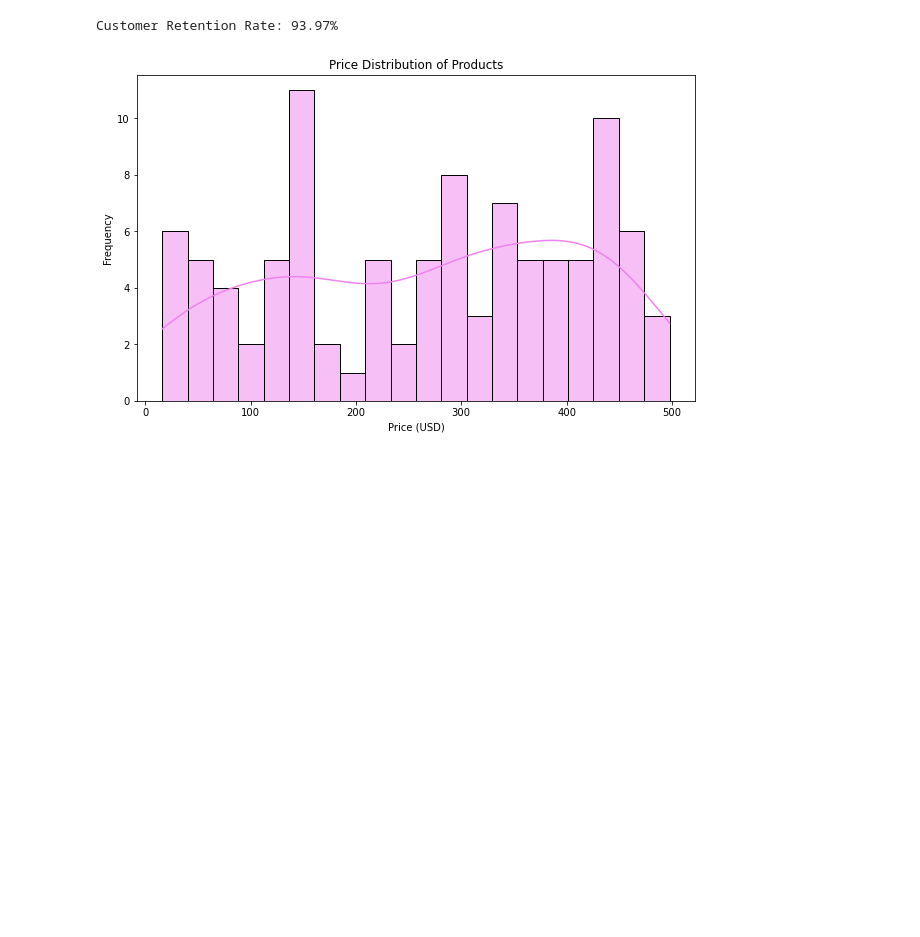
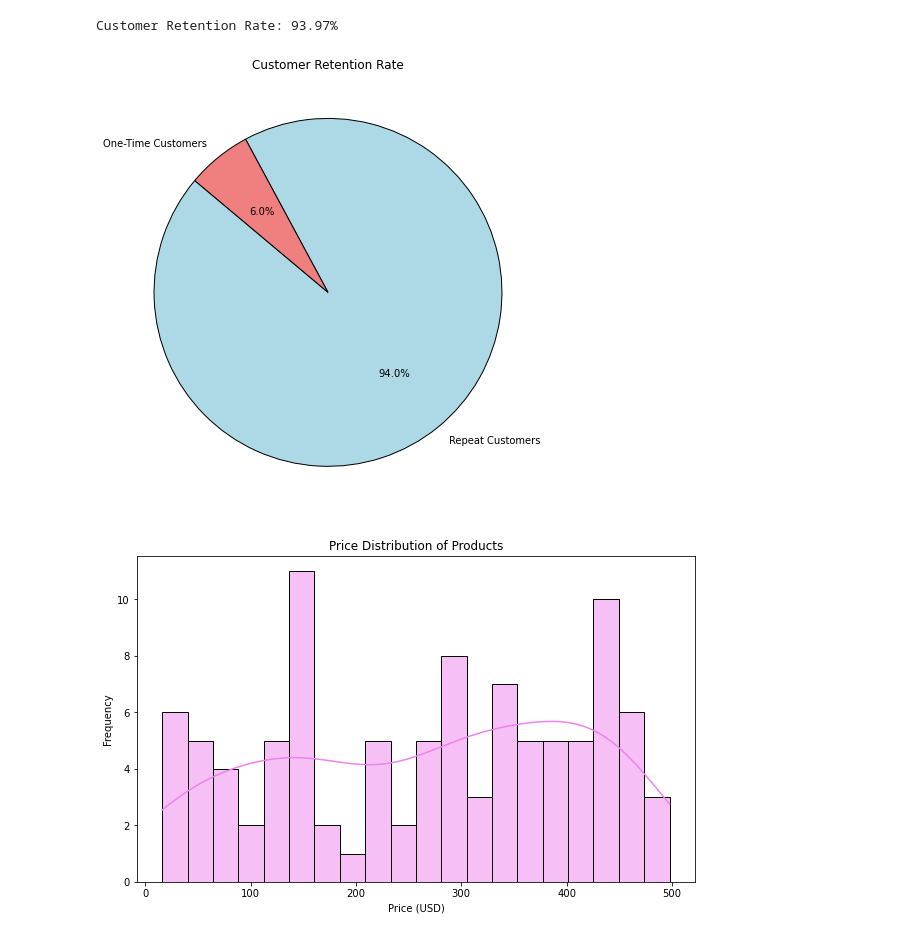
Before and after one commit to himani0105/Data-Science-Intern-Assignment, a Jupyter notebook: Himani_Patil_EDA.ipynb, the cells around one changed output. Saved outputs shown, nothing was run; the diff lists cells and outputs as text; code cells hidden in the pictures; blank space fills up the shorter version.

```diff
--- a/Himani_Patil_EDA.ipynb
+++ b/Himani_Patil_EDA.ipynb
@@ -286,6 +286,18 @@ retention_rate = repeat_customers / total_customers * 100
 print(f'Customer Retention Rate: {retention_rate:.2f}%')
 # %% [output]
 Customer Retention Rate: 93.97%
+# %%
+import matplotlib.pyplot as plt
+one_time_customers = total_customers - repeat_customers
+labels = ['Repeat Customers', 'One-Time Customers']
+sizes = [repeat_customers, one_time_customers]
+colors = ['lightblue', 'lightcoral']
+plt.figure(figsize=(8, 8))
+plt.pie(sizes, labels=labels, autopct='%1.1f%%', startangle=140, colors=colors, wedgeprops={'edgecolor': 'black'})
+plt.title('Customer Retention Rate')
+plt.show()
+# %% [output]
+[figure, added]
 # %%
 plt.figure(figsize=(10,6))
 sns.histplot(product_df['Price'], kde=True, color='violet', bins=20)
```
Also changed, not shown: parts of 1 cell of this notebook, 2 other files.
